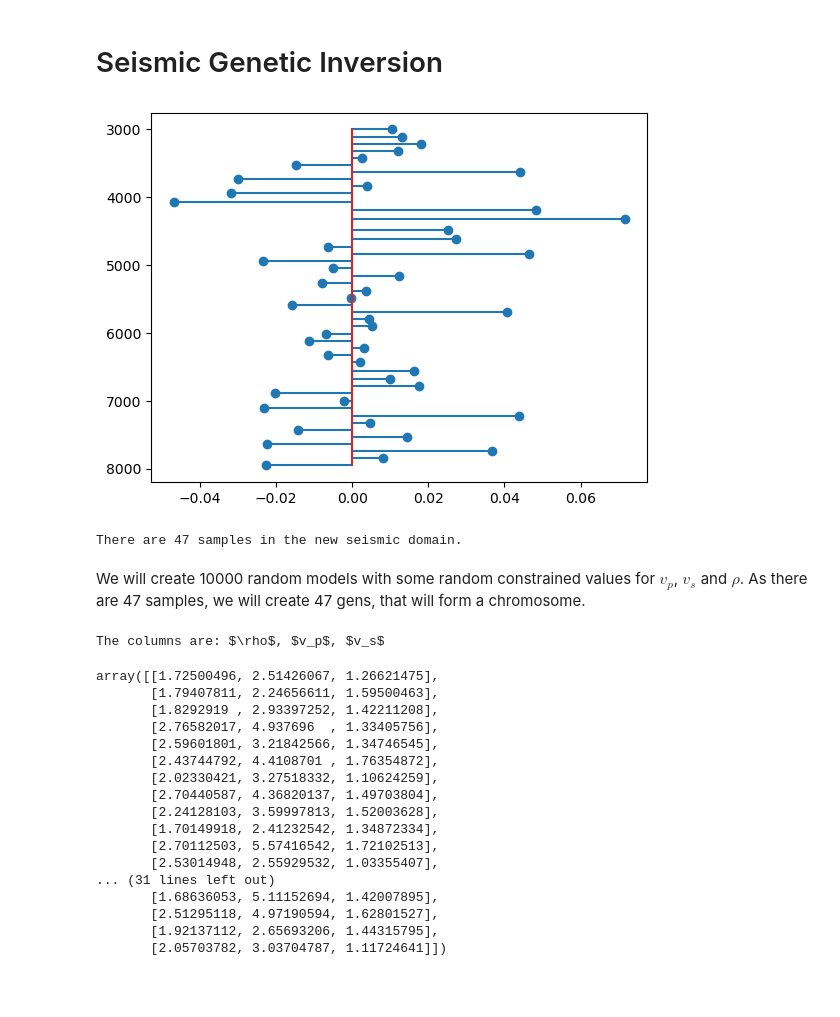
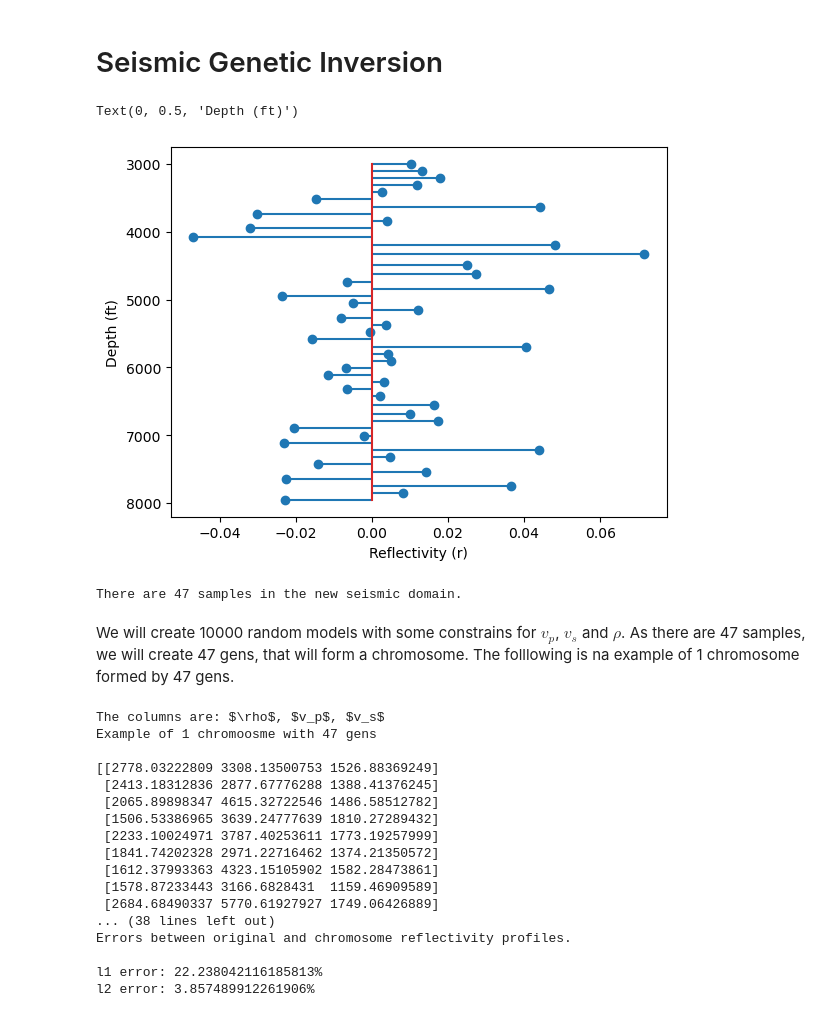
Before and after one commit to sfpoveda/seisinv, a Jupyter notebook: examples/Task 6/Seismic Genetic Inversion.ipynb, the cells around one changed output. Cells and saved outputs as stored; diff of their text form; code cells hidden in the pictures; blank space fills up the shorter version.

Commit message:
Updated task 6

```diff
--- a/examples/Task 6/Seismic Genetic Inversion.ipynb
+++ b/examples/Task 6/Seismic Genetic Inversion.ipynb
@@ -10,6 +10,6 @@ from basic_ops_seis_inv import Filtering, ConversionTool, MathOps
 # %%
 # Load data
-path_data = 'c:\\Users\\C1007555\\Documents\\GitHub\\seisinv\\data\\Task2_data.xlsx'
+path_data = 'd:\\Users\\serfe\\Documents\\GitHub\\seisinv\\data\\Task2_data.xlsx'
 df = pd.read_excel(path_data)
 # Remove outliers
 df = Filtering().remove_outliers(df, drop_col=['Surface', 'Bit Size'])
@@ -50,16 +50,19 @@ Text(0.5, 1.0, 'Backus conversion: From Well-log domain to Seismic domain')
 # %%
 # Calculate the original reflectivity profile (obtained from well-log to seismic domain)
 math_ops = MathOps(vp=vp0, rho=rho0)
 Z = math_ops.calc_impedance()
 r = math_ops.calc_r(Z_data=Z)
 plt.stem(dept0[:-1], r, orientation='horizontal')
 plt.gca().invert_yaxis()
+plt.xlabel('Reflectivity (r)')
+plt.ylabel('Depth (ft)')
 # %% [output]
+Text(0, 0.5, 'Depth (ft)')
-[figure, old version]
+[figure, new version]
 # %%
 print(f'There are {len(vp0)} samples in the new seismic domain.')
 # %% [output]
 There are 47 samples in the new seismic domain.
 # %% [markdown]
-We will create 10000 random models with some random constrained values for $v_p$, $v_s$ and $\rho$. As there are 47 samples, we will create 47 gens, that will form a chromosome.
+We will create 10000 random models with some constrains for $v_p$, $v_s$ and $\rho$. As there are 47 samples, we will create 47 gens, that will form a chromosome. The folllowing is na example of 1 chromosome formed by 47 gens.
 # %%
@@ -70,29 +74,39 @@ vp_gen = np.random.uniform(1.9, 6, chromosome_shape)
 # %%
 # One chromosome from 10000 possible chromosomes
-# Each cell is a gen
+# Each cell/row is a gen
 n_chromosome = 0
 rho_chromosome = rho_gen[:,n_chromosome]
 vp_chromosome = vp_gen[:,n_chromosome]
 vs_chromosome = vs_gen[:,n_chromosome]
 chromosome = np.stack([rho_chromosome, vp_chromosome, vs_chromosome], axis=1)
 print(fr'The columns are: $\rho$, $v_p$, $v_s$')
-chromosome
+print('Example of 1 chromoosme with 47 gens', '\n')
+print(chromosome)
+# Now let's calculate the reflectivity profile for the chromosome
+math_ops = MathOps(vp=vp_chromosome, rho=rho_chromosome)
+Z_chromosome = math_ops.calc_impedance()
+r_chromosome = math_ops.calc_r(Z_data=Z_chromosome)
+# Now compare the real reflectivity profile with the generic one.
+error = Error(y_true=r, y_pred=r_chromosome)
+l1_error, l2_error = error.l1_error(), error.l2_error()
+print('Errors between original and chromosome reflectivity profiles.', '\n')
+print(f'l1 error: {l1_error}%')
+print(f'l2 error: {l2_error}%')
 # %% [output]
 The columns are: $\rho$, $v_p$, $v_s$
+Example of 1 chromoosme with 47 gens
+
+[[2778.03222809 3308.13500753 1526.88369249]
+ [2413.18312836 2877.67776288 1388.41376245]
+ [2065.89898347 4615.32722546 1486.58512782]
+ [1506.53386965 3639.24777639 1810.27289432]
+ [2233.10024971 3787.40253611 1773.19257999]
+ [1841.74202328 2971.22716462 1374.21350572]
+ [1612.37993363 4323.15105902 1582.28473861]
+ [1578.87233443 3166.6828431  1159.46909589]
+ [2684.68490337 5770.61927927 1749.06426889]
+... (38 lines left out)
+Errors between original and chromosome reflectivity profiles.
+
+l1 error: 22.238042116185813%
+l2 error: 3.857489912261906%
-array([[1.72500496, 2.51426067, 1.26621475],
-       [1.79407811, 2.24656611, 1.59500463],
-       [1.8292919 , 2.93397252, 1.42211208],
-       [2.76582017, 4.937696  , 1.33405756],
-       [2.59601801, 3.21842566, 1.34746545],
-       [2.43744792, 4.4108701 , 1.76354872],
-       [2.02330421, 3.27518332, 1.10624259],
-       [2.70440587, 4.36820137, 1.49703804],
-       [2.24128103, 3.59997813, 1.52003628],
-       [1.70149918, 2.41232542, 1.34872334],
-       [2.70112503, 5.57416542, 1.72102513],
-       [2.53014948, 2.55929532, 1.03355407],
-... (31 lines left out)
-       [1.68636053, 5.11152694, 1.42007895],
-       [2.51295118, 4.97190594, 1.62801527],
-       [1.92137112, 2.65693206, 1.44315795],
-       [2.05703782, 3.03704787, 1.11724641]])
```
Also changed, not shown: parts of 5 cells of this notebook, 1 other file.
